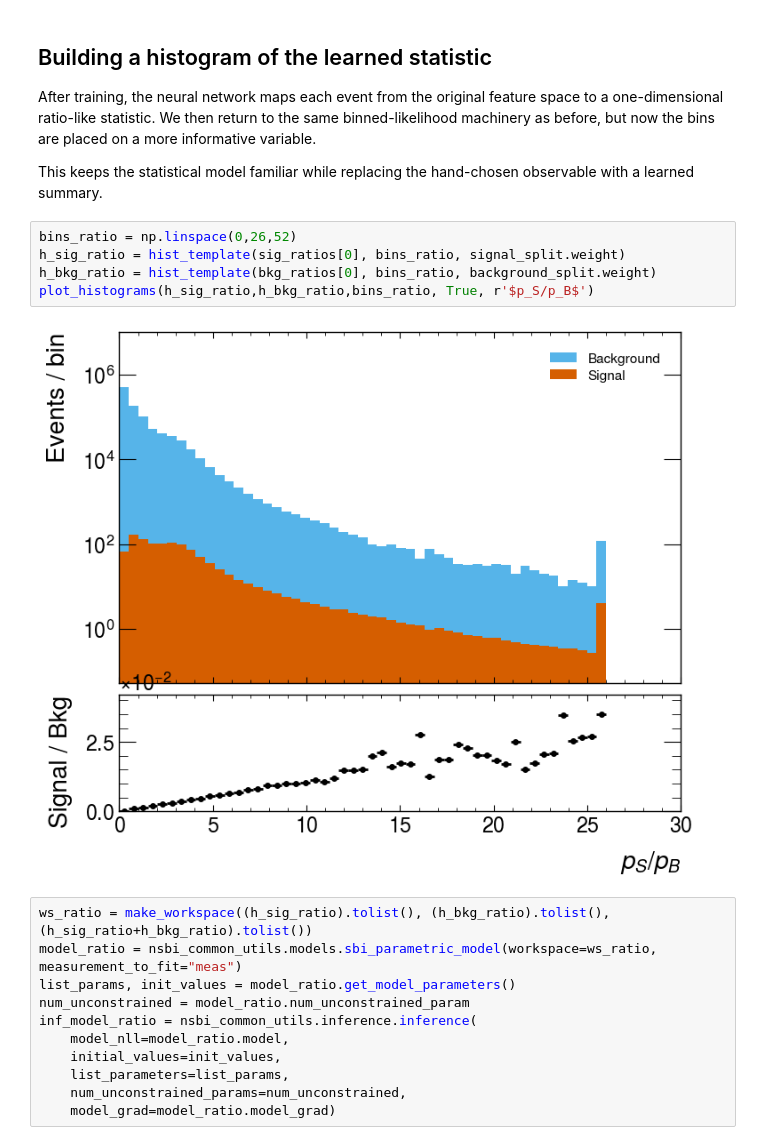
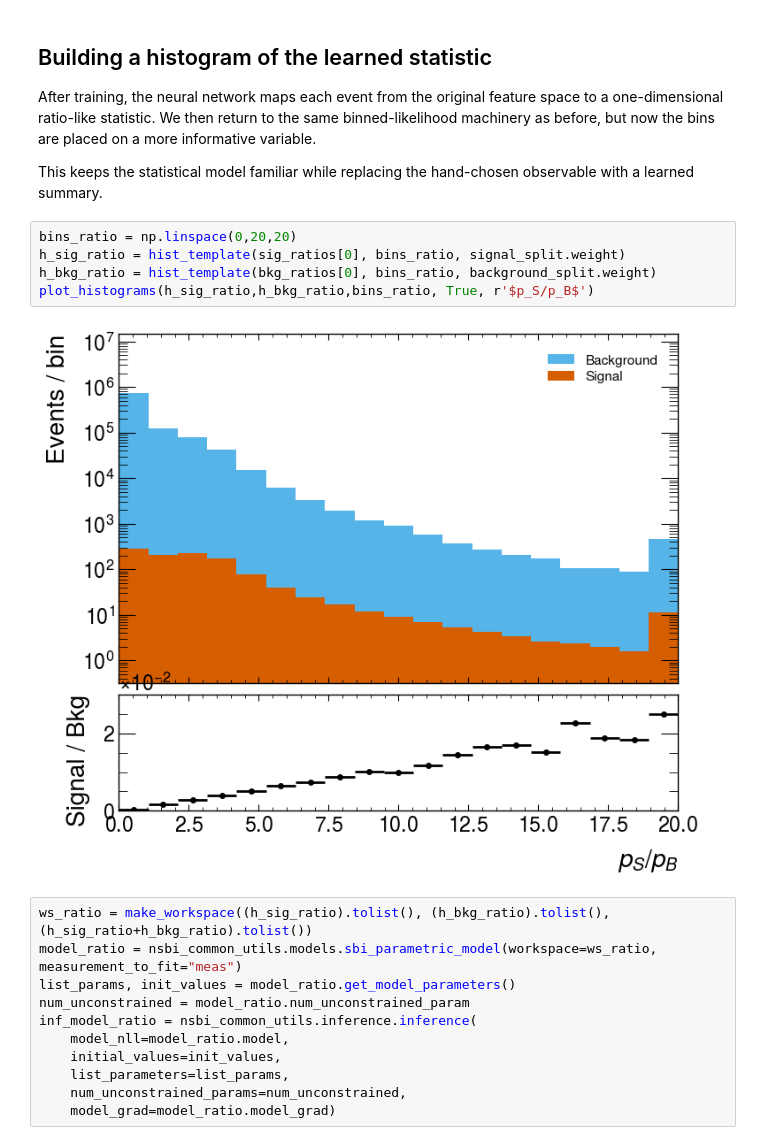
Before and after one commit to Ragansu/NSBI-workflow-tutorial, a Jupyter notebook: workshops/ml4hep_tifr_colab/Exercise_1_summary_statistics.ipynb, the cells around one changed output. Saved outputs shown, nothing was run; the diff lists cells and outputs as text.

```diff
--- a/workshops/ml4hep_tifr_colab/Exercise_1_summary_statistics.ipynb
+++ b/workshops/ml4hep_tifr_colab/Exercise_1_summary_statistics.ipynb
@@ -1014,12 +1028,12 @@ After training, the neural network maps each event from the original feature spa
 
 This keeps the statistical model familiar while replacing the hand-chosen observable with a learned summary.
 # %%
-bins_ratio = np.linspace(0,26,52)
+bins_ratio = np.linspace(0,20,20)
 h_sig_ratio = hist_template(sig_ratios[0], bins_ratio, signal_split.weight)
 h_bkg_ratio = hist_template(bkg_ratios[0], bins_ratio, background_split.weight)
 plot_histograms(h_sig_ratio,h_bkg_ratio,bins_ratio, True, r'$p_S/p_B$')
 # %% [output]
-[figure, old version]
+[figure, new version]
 # %%
 ws_ratio = make_workspace((h_sig_ratio).tolist(), (h_bkg_ratio).tolist(), (h_sig_ratio+h_bkg_ratio).tolist())
 model_ratio = nsbi_common_utils.models.sbi_parametric_model(workspace=ws_ratio, measurement_to_fit="meas")
```
Also changed, not shown: parts of 6 cells of this notebook.
